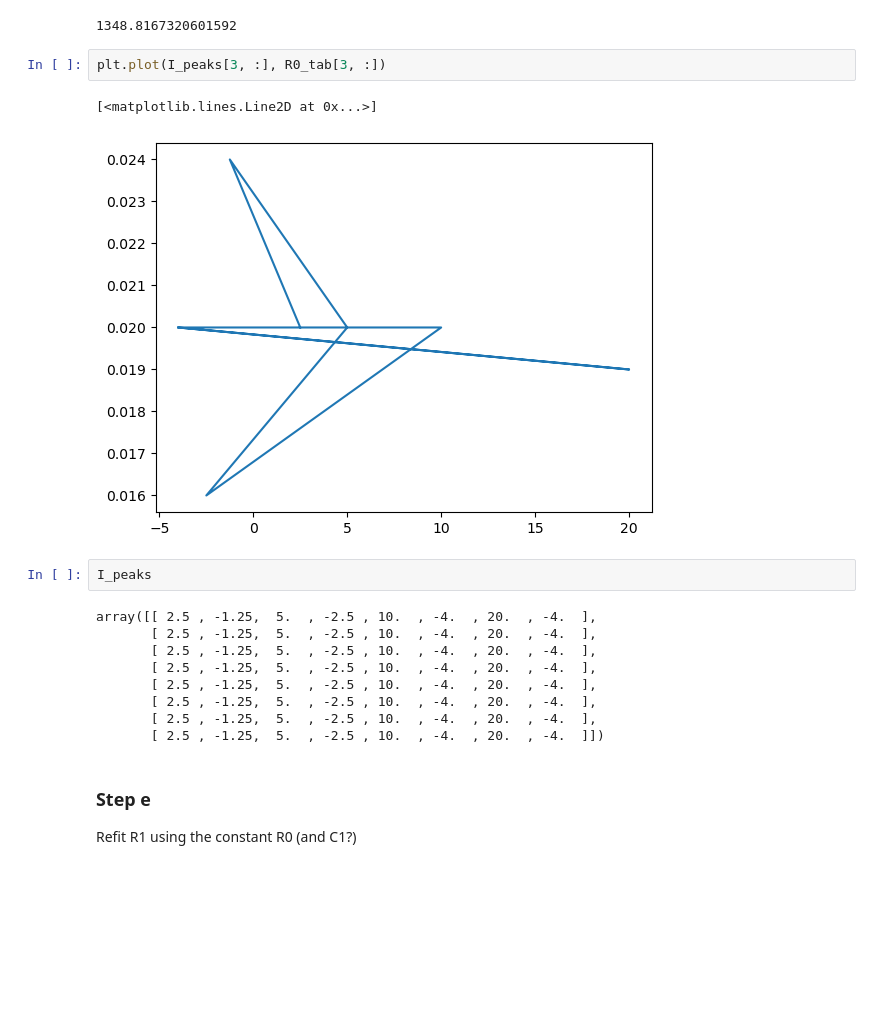
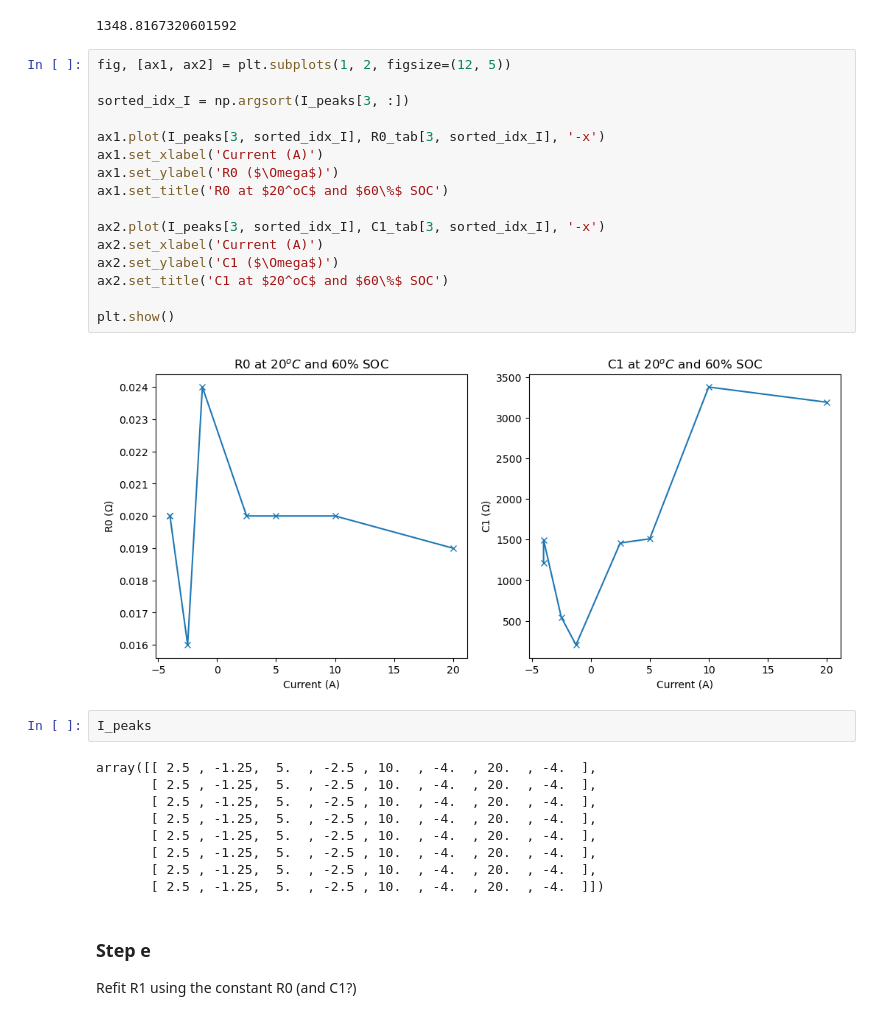
Before and after one commit to sunfanyi/modelling-of-lithium-ion-batteries, a Jupyter notebook: part_2a.ipynb, the cells around one changed output. Drawn from its saved outputs; the diff is of its cells as text; blank space fills up the shorter version.

Commit message:
Plots for reports: R0 & C1 against current at 20 degC and 60% SOC.

```diff
--- a/part_2a.ipynb
+++ b/part_2a.ipynb
@@ -178,22 +178,35 @@ with open(os.path.join(fit_res_dir, 'C1.json'), "w") as outfile:
 C1_const
 # %% [output]
 1348.8167320601592
-# %%
-plt.plot(I_peaks[3, :], R0_tab[3, :])
-# %% [output]
-[<matplotlib.lines.Line2D at 0x...>]
-[figure, removed]
-# %%
-I_peaks
-# %% [output]
-array([[ 2.5 , -1.25,  5.  , -2.5 , 10.  , -4.  , 20.  , -4.  ],
-       [ 2.5 , -1.25,  5.  , -2.5 , 10.  , -4.  , 20.  , -4.  ],
-       [ 2.5 , -1.25,  5.  , -2.5 , 10.  , -4.  , 20.  , -4.  ],
-       [ 2.5 , -1.25,  5.  , -2.5 , 10.  , -4.  , 20.  , -4.  ],
-       [ 2.5 , -1.25,  5.  , -2.5 , 10.  , -4.  , 20.  , -4.  ],
-       [ 2.5 , -1.25,  5.  , -2.5 , 10.  , -4.  , 20.  , -4.  ],
-       [ 2.5 , -1.25,  5.  , -2.5 , 10.  , -4.  , 20.  , -4.  ],
-       [ 2.5 , -1.25,  5.  , -2.5 , 10.  , -4.  , 20.  , -4.  ]])
+# %%
+fig, [ax1, ax2] = plt.subplots(1, 2, figsize=(12, 5))
+
+sorted_idx_I = np.argsort(I_peaks[3, :])
+
+ax1.plot(I_peaks[3, sorted_idx_I], R0_tab[3, sorted_idx_I], '-x')
+ax1.set_xlabel('Current (A)')
+ax1.set_ylabel('R0 ($\Omega$)')
+ax1.set_title('R0 at $20^oC$ and $60\%$ SOC')
+
+ax2.plot(I_peaks[3, sorted_idx_I], C1_tab[3, sorted_idx_I], '-x')
+ax2.set_xlabel('Current (A)')
+ax2.set_ylabel('C1 ($\Omega$)')
+ax2.set_title('C1 at $20^oC$ and $60\%$ SOC')
+
+plt.show()
+# %% [output]
+[figure, added]
+# %%
+I_peaks
+# %% [output]
+array([[ 2.5 , -1.25,  5.  , -2.5 , 10.  , -4.  , 20.  , -4.  ],
+       [ 2.5 , -1.25,  5.  , -2.5 , 10.  , -4.  , 20.  , -4.  ],
+       [ 2.5 , -1.25,  5.  , -2.5 , 10.  , -4.  , 20.  , -4.  ],
+       [ 2.5 , -1.25,  5.  , -2.5 , 10.  , -4.  , 20.  , -4.  ],
+       [ 2.5 , -1.25,  5.  , -2.5 , 10.  , -4.  , 20.  , -4.  ],
+       [ 2.5 , -1.25,  5.  , -2.5 , 10.  , -4.  , 20.  , -4.  ],
+       [ 2.5 , -1.25,  5.  , -2.5 , 10.  , -4.  , 20.  , -4.  ],
+       [ 2.5 , -1.25,  5.  , -2.5 , 10.  , -4.  , 20.  , -4.  ]])
 # %% [markdown]
 ### Step e
 
```
